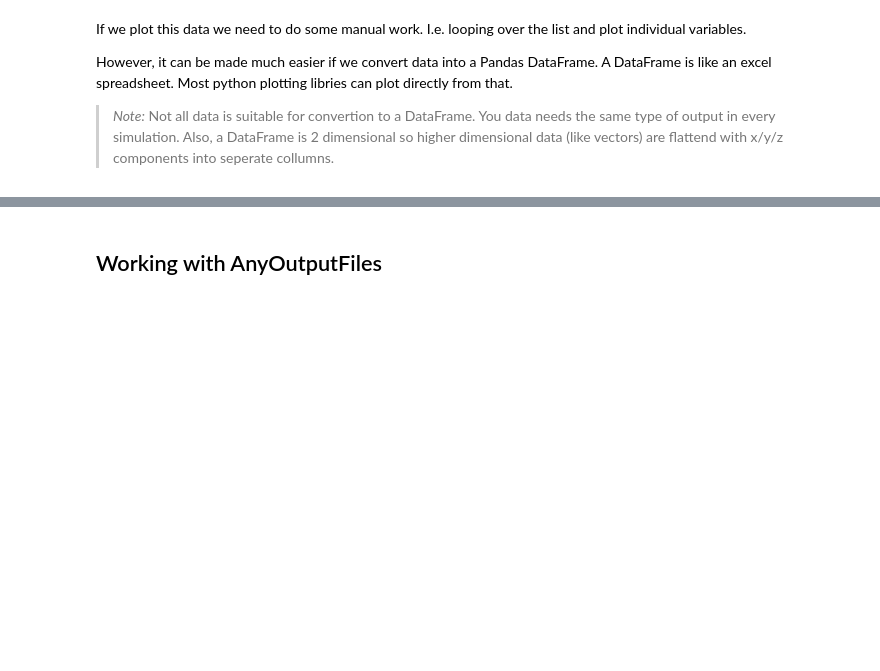
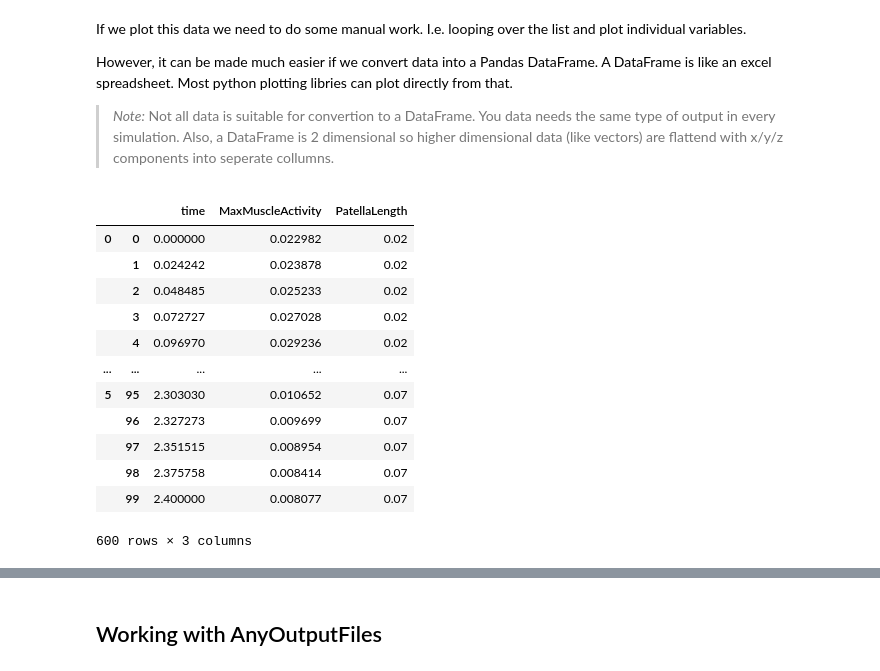
Before and after one commit to AnyBody-Research-Group/AnyPyTools, a Jupyter notebook: docs/user-guide/03_Working_with_output_from_Anybody.ipynb, the cells around one changed output, grey strips where cells are left out. Cells and saved outputs as stored; diff of their text form; code cells hidden in the pictures; blank space fills up the shorter version.

```diff
--- a/docs/user-guide/03_Working_with_output_from_Anybody.ipynb
+++ b/docs/user-guide/03_Working_with_output_from_Anybody.ipynb
@@ -48,5 +50,20 @@ However, it can be made much easier if we convert data into a Pandas DataFrame.
 # %%
 import numpy as np
 
-df = results.to_dataframe(index_var='Main.MyStudy.Output.Abscissa.t')
+df = results.to_dataframe(index_var='time')
+df
+# %% [output]
+|  |  | time | MaxMuscleActivity | PatellaLength |
+| 0 | 0 | 0.000000 | 0.022982 | 0.02 |
+|  | 1 | 0.024242 | 0.023878 | 0.02 |
+|  | 2 | 0.048485 | 0.025233 | 0.02 |
+|  | 3 | 0.072727 | 0.027028 | 0.02 |
+|  | 4 | 0.096970 | 0.029236 | 0.02 |
+| ... | ... | ... | ... | ... |
+| 5 | 95 | 2.303030 | 0.010652 | 0.07 |
+|  | 96 | 2.327273 | 0.009699 | 0.07 |
+|  | 97 | 2.351515 | 0.008954 | 0.07 |
+|  | 98 | 2.375758 | 0.008414 | 0.07 |
+|  | 99 | 2.400000 | 0.008077 | 0.07 |
+600 rows × 3 columns
 # %% [markdown]
```
Also changed, not shown: parts of 9 cells of this notebook, 5 other files.
